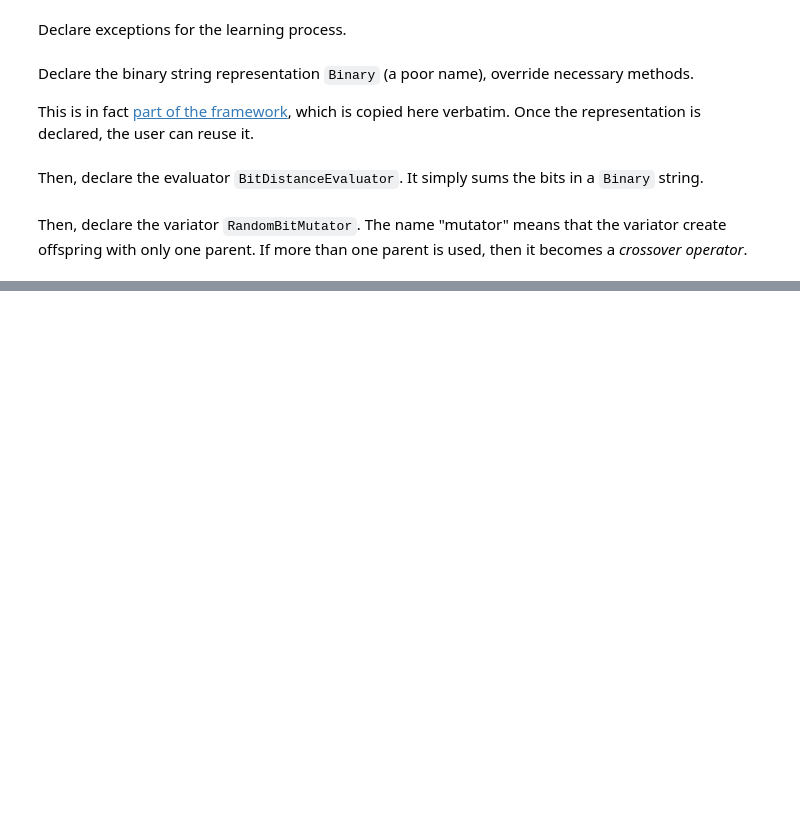
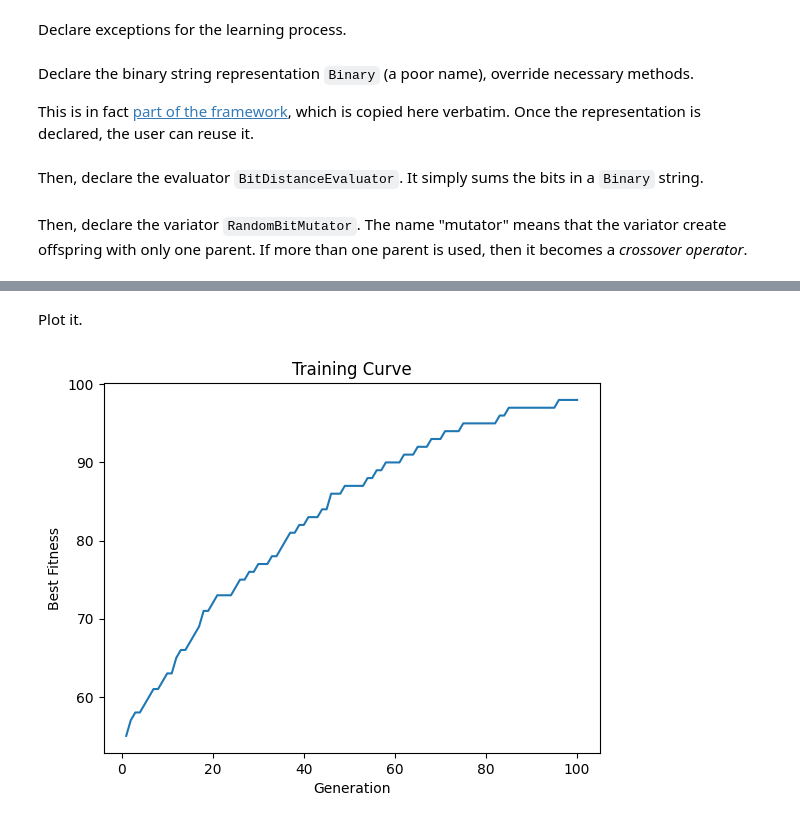
Before and after one commit to Tan630/Agolearn, a Jupyter notebook: src/ignore/example.ipynb, the cells around one changed output, grey strips where cells are left out. Saved outputs shown, nothing was run; the diff lists cells and outputs as text; code cells hidden in the pictures; blank space fills up the shorter version.

```diff
--- a/src/ignore/example.ipynb
+++ b/src/ignore/example.ipynb
@@ -194,0 +149,19 @@ dict_keys([0.0, 0.01, 0.02, 0.03, 0.04, 0.05, 0.06, 0.07, 0.08, 0.09])
+# %%
+dicts : typing.Dict[int, Optional[float]]= {}
+
+for i in range(1, 101):
+    ctrl.step()
+    dicts[i] = {"population size" : len(ctrl.population),
+                "best score" : ctrl.population[0].score,
+                "worst score" : ctrl.population[-1].score}
+
+from tabulate import tabulate
+
+# Kludge a table for evolution process
+plist = []
+for i in dicts:
+    plist.append([i] + list(dicts[i].values()))
+
+
+
+print(tabulate(plist, headers=["generation"] + list(dicts[i].keys())))
@@ -194,0 +186,12 @@ dict_keys([0.0, 0.01, 0.02, 0.03, 0.04, 0.05, 0.06, 0.07, 0.08, 0.09])
+# %% [markdown]
+Plot it.
+# %%
+import matplotlib.pyplot as plt
+
+plt.plot([x[0] for x in plist], [x[2] for x in plist])
+plt.title("Training Curve")
+plt.xlabel("Generation")
+plt.ylabel("Best Fitness")
+plt.show()
+# %% [output]
+[figure, added]
```
Also changed, not shown: parts of 8 cells of this notebook.
